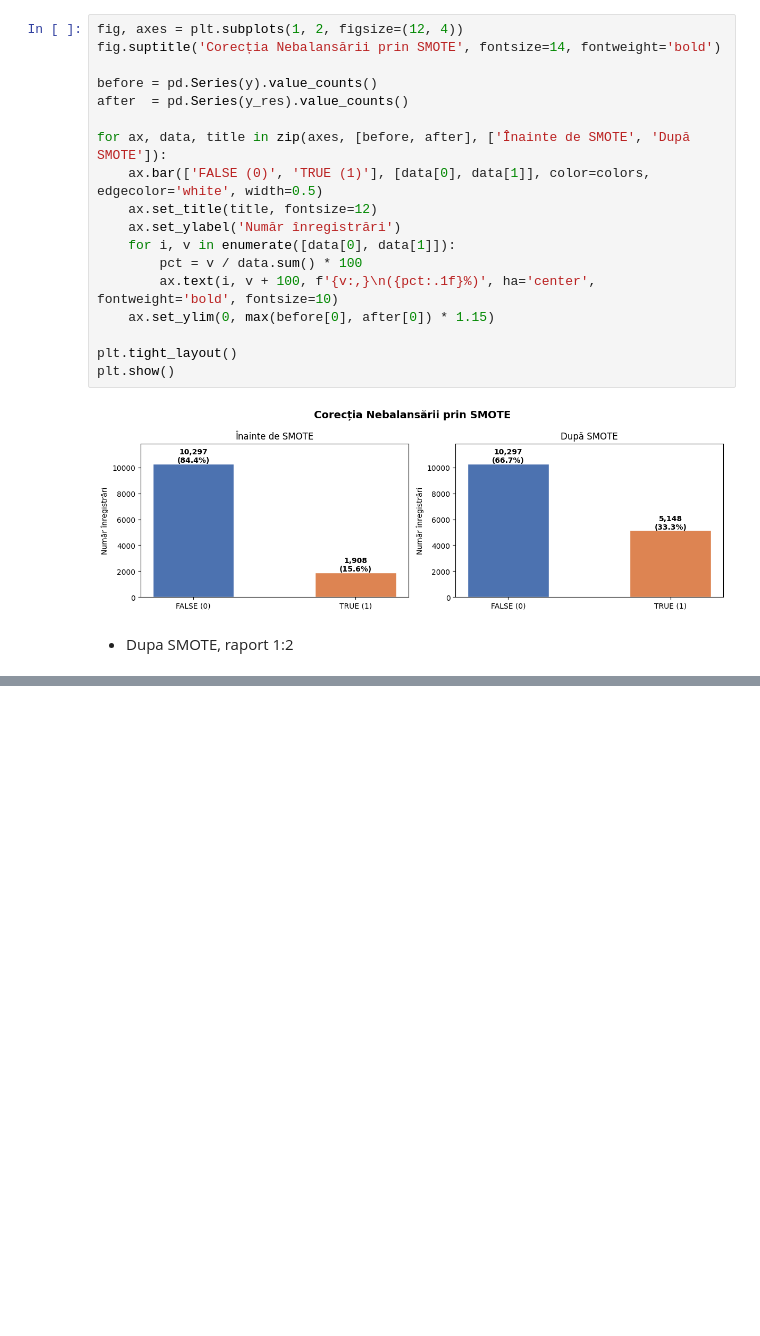
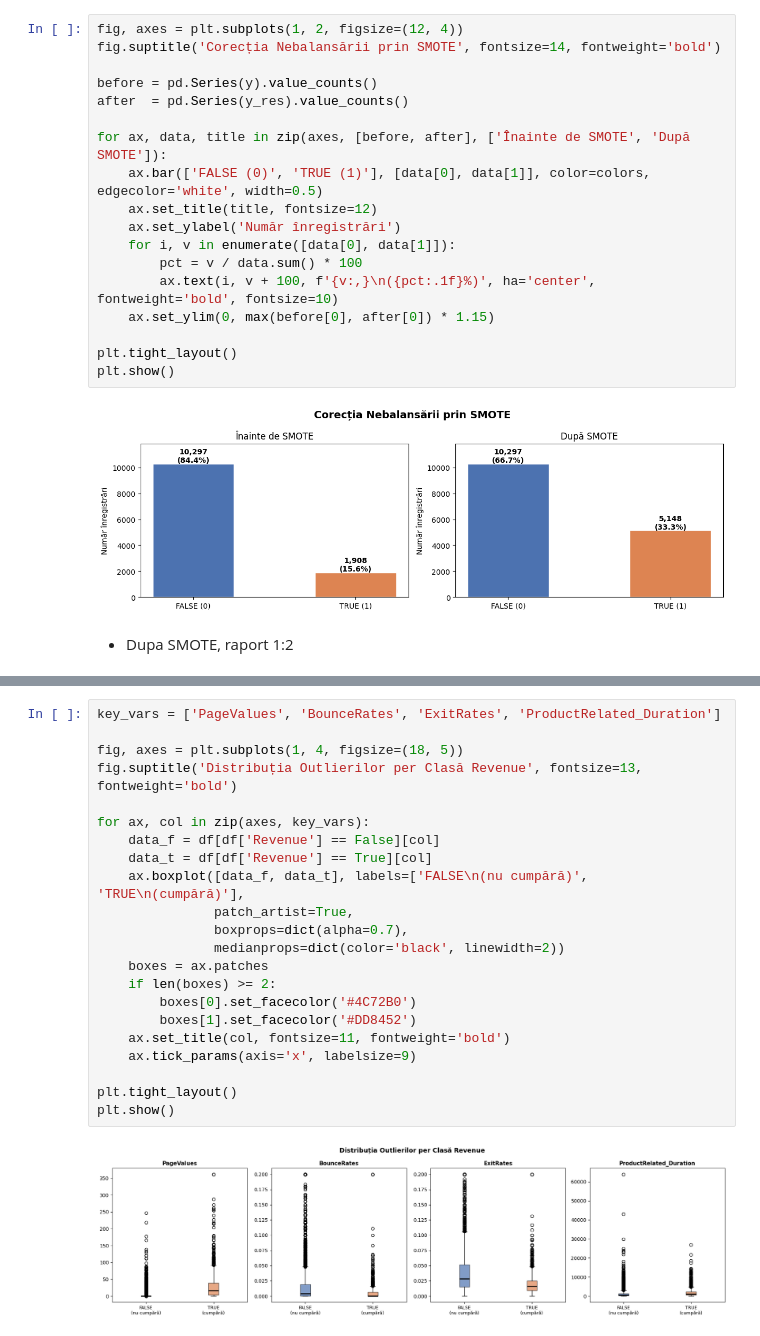
Before and after one commit to BejenaruIoanMatei/Online-Shoppers-Purchasing-Intention, a Jupyter notebook: notebooks/OnlinePurchasing/main.ipynb, the cells around one changed output, grey strips where cells are left out. Cells and saved outputs as stored; diff of their text form; blank space fills up the shorter version.

```diff
--- a/notebooks/OnlinePurchasing/main.ipynb
+++ b/notebooks/OnlinePurchasing/main.ipynb
@@ -294,0 +391,24 @@ plt.show()
+# %%
+key_vars = ['PageValues', 'BounceRates', 'ExitRates', 'ProductRelated_Duration']
+
+fig, axes = plt.subplots(1, 4, figsize=(18, 5))
+fig.suptitle('Distribuția Outlierilor per Clasă Revenue', fontsize=13, fontweight='bold')
+
+for ax, col in zip(axes, key_vars):
+    data_f = df[df['Revenue'] == False][col]
+    data_t = df[df['Revenue'] == True][col]
+    ax.boxplot([data_f, data_t], labels=['FALSE\n(nu cumpără)', 'TRUE\n(cumpără)'],
+               patch_artist=True,
+               boxprops=dict(alpha=0.7),
+               medianprops=dict(color='black', linewidth=2))
+    boxes = ax.patches
+    if len(boxes) >= 2:
+        boxes[0].set_facecolor('#4C72B0')
+        boxes[1].set_facecolor('#DD8452')
+    ax.set_title(col, fontsize=11, fontweight='bold')
+    ax.tick_params(axis='x', labelsize=9)
+
+plt.tight_layout()
+plt.show()
+# %% [output]
+[figure, added]
```
Also changed, not shown: parts of 16 cells of this notebook.
